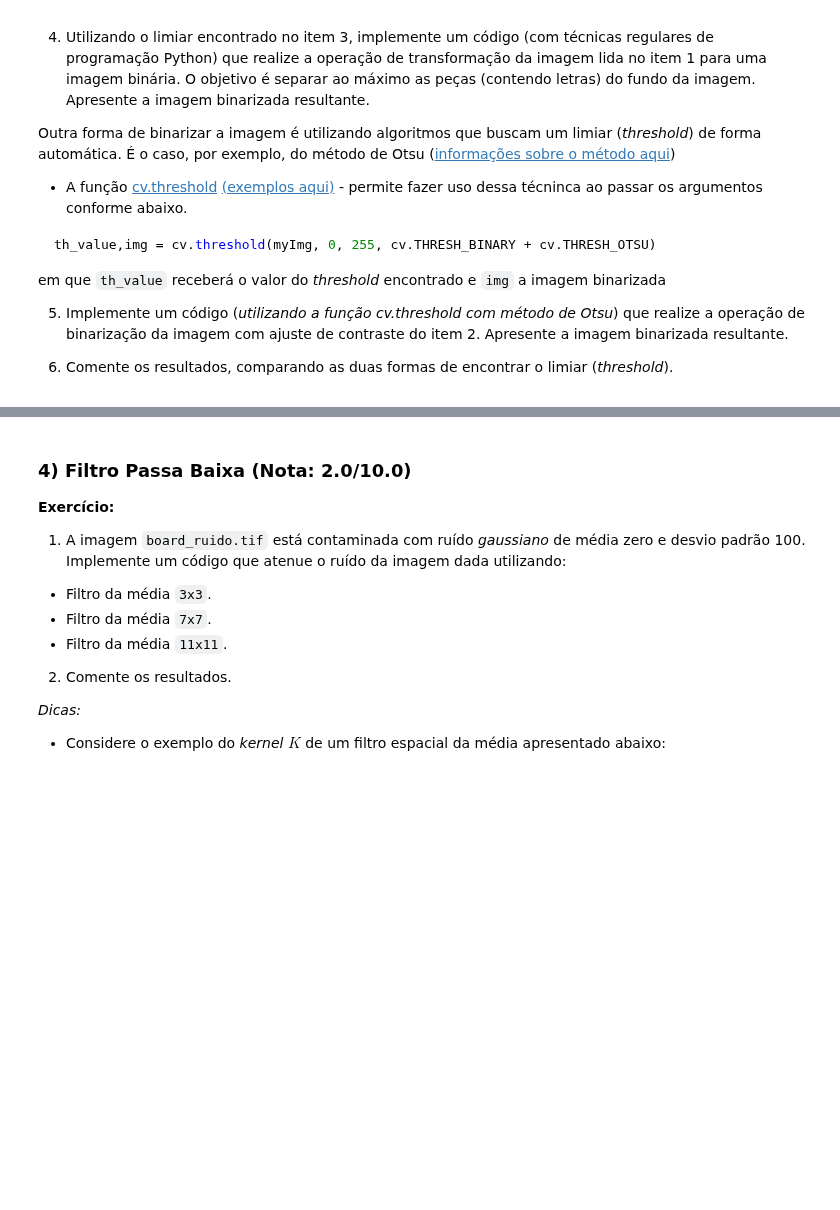
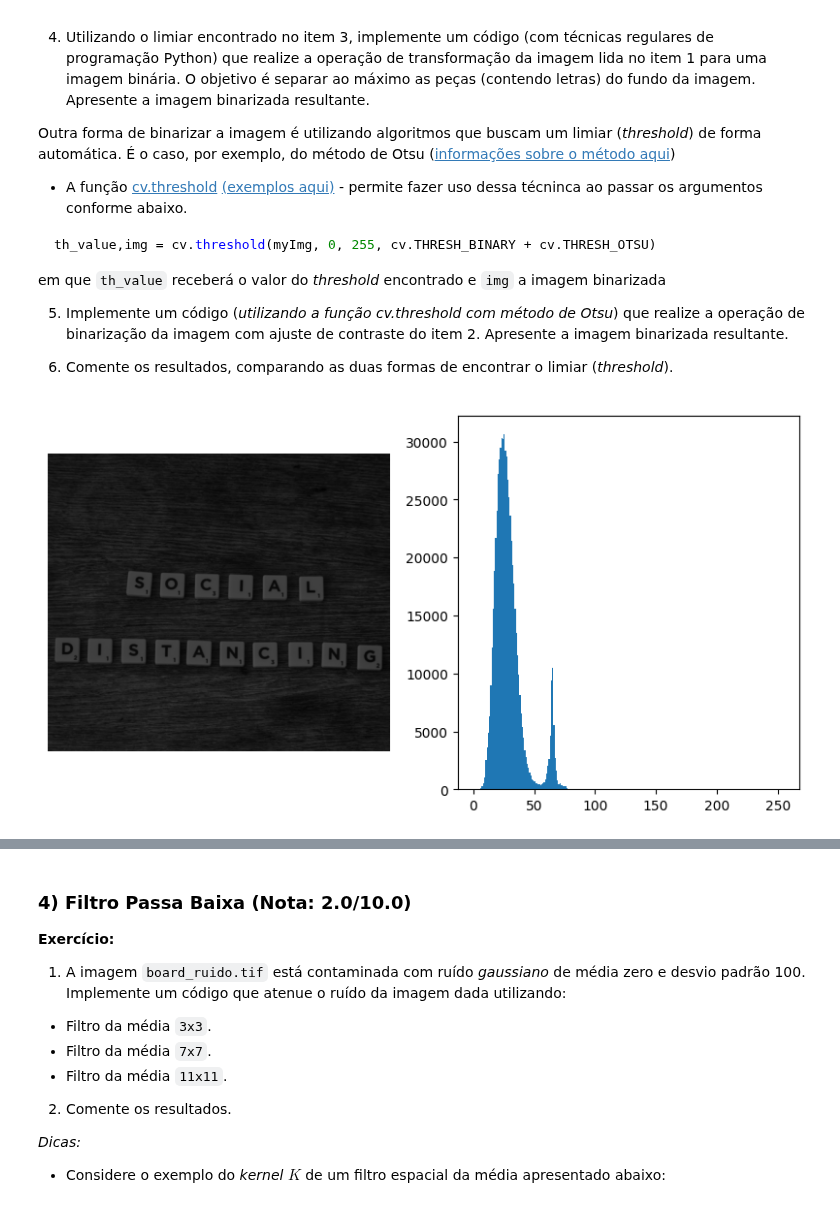
Before and after one commit to DanFerrari/comp_vision_usp, a Jupyter notebook: Lista_de_Exercicio_1.ipynb, the cells around one changed output, grey strips where cells are left out. Cells and saved outputs as stored; diff of their text form; code cells hidden in the pictures; blank space fills up the shorter version.

```diff
--- a/Lista_de_Exercicio_1.ipynb
+++ b/Lista_de_Exercicio_1.ipynb
@@ -244,0 +218,84 @@ def alargCont(img):
+# %%
+# Função para o item 2:
+def alargCont(img):
+  '''
+  Entrada:
+    - img: Imagem de entrada (uint8).
+
+  Saída:
+    - img_out: Imagem com largamento de contraste (uint8)
+  '''
+
+  img = img.astype('float')
+  #converte os valores da matriz de inteiro para float colocando casas decimais nos valores
+
+  valMax = img.max()
+  #captura o maior valor da matriz
+  valMin= img.min()
+  #captura o menor valor da matriz
+
+  img_out = (img-valMin)*((255)/(valMax-valMin))
+  #nesta etapa é feito o alargamento de contraste, img - valmin desloca o menor valor para o zero,
+  #valmax - valmin calcula a distancia do valor minimo ate o valor maximo, isso nos da o intervalo de cor
+  #255 / (valmax - valmin), aqui é calculado o quanto cabe o intervalo de cor em 255,
+  # ele calcula o quanto multiplicar o intervalor para que ocupe todo o espectro de cor 0 a 255
+  # por fim ao multiplicar a primeira parte com a segunda temos a nova posicao da cor do pixel em um intervalo maior.
+
+  img_out = img_out.astype('uint8')
+  # aqui a imagem  é convertida para 8 bits e transformada em um inteiro, perdendo a parte decimal
+
+  return img_out
+# retorno da imagem transformada
+
+## -- Seu código começa AQUI -- ##
+
+def exibir_imagem_com_histograma(img):
+  fig,axes = plt.subplots(1,2, figsize = (10,5))
+
+  axes[0].imshow(img,cmap = 'gray')
+  axes[0].axis("off")
+  axes[1].hist(img.flatten(),bins=256,density=False,range=(0,255));
+  plt.show()
+
+def exibir_imagens_horizontal(imgs):
+  quant_imgs = len(imgs)
+  fig,axes = plt.subplots(1,quant_imgs,figsize = (20,5))
+  if(quant_imgs <= 1):
+    return
+  for i,img in enumerate(imgs):
+      axes[i].imshow(img, cmap = 'gray')
+      axes[i].axis('off')
+
+
+img_palavras = cv.imread("./palavrascruzadas.png")
+
+exibir_imagem_com_histograma(img_palavras)
+
+img_alarg_contraste = alargCont(img_palavras)
+
+exibir_imagem_com_histograma(img_alarg_contraste)
+
+
+gray = cv.cvtColor(img_alarg_contraste,cv.COLOR_BGR2GRAY)
+
+#valor que se separam 180
+theshold_bin = np.where(img_alarg_contraste > 180, 255, 0).astype('uint8')
+
+#otsu
+th_value,theshold_otsu = cv.threshold(gray,0,255,cv.THRESH_BINARY + cv.THRESH_OTSU)
+
+
+
+
+
+
+
+exibir_imagens_horizontal([theshold_bin,theshold_otsu])
+
+## -- Seu código termina AQUI -- ##
+
+# Comentários:
+#Quando há uma separação evidente do objeto principal com o fundo a binarização é perfeita
+#pois é fácil utilizar a técnica do vale, agora quando há mudanças de iluminacao do fundo com o objeto o otsu é melhor.
+# %% [output]
+[figure, added]
```
Also changed, not shown: parts of 3 cells of this notebook.
